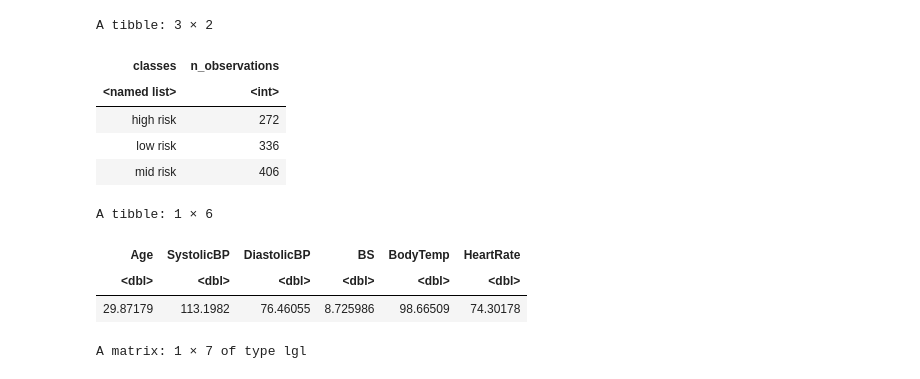
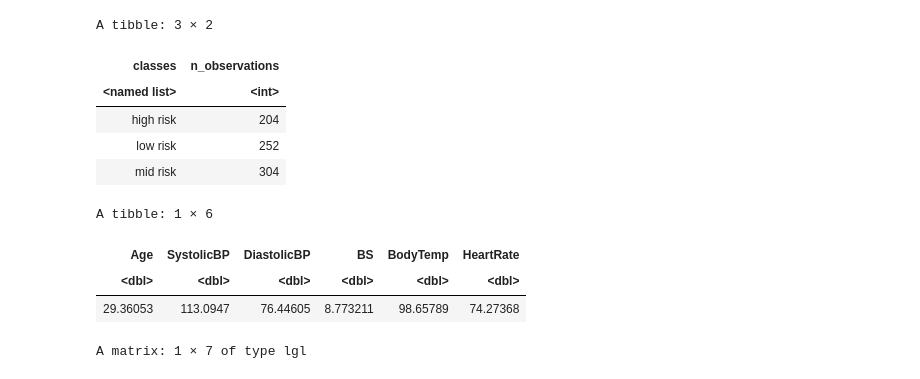
Before and after one commit to aaronardenma/Maternal-Health-Risk-Classifier-Model, a Jupyter notebook: Group_Proposal.ipynb, the cells around one changed output. Saved outputs shown, nothing was run; the diff lists cells and outputs as text; code cells hidden in the pictures.

Commit message:
Split data, switched to training set

```diff
--- a/Group_Proposal.ipynb
+++ b/Group_Proposal.ipynb
@@ -55,0 +79,8 @@ A spec_tbl_df: 1014 × 7
+# %%
+set.seed(1)
+
+mat_health_risk_split <- initial_split(mat_health_risk, prop = 0.75, strata = RiskLevel)
+data_train <- training(mat_health_risk_split)
+data_test <- testing(mat_health_risk_split)
+
+data_train
@@ -56,17 +107,17 @@ A spec_tbl_df: 1014 × 7
 # %%
-unique_cases <- mat_health_risk |>
+unique_cases <- data_train |>
 select(RiskLevel) |>
 unique()
 
-n_observations_1 <- mat_health_risk |>
+n_observations_1 <- data_train |>
 filter(RiskLevel == "high risk") |>
 nrow()
 
-n_observations_2 <- mat_health_risk |>
+n_observations_2 <- data_train |>
 filter(RiskLevel == "mid risk") |>
 nrow()
 
-n_observations_3 <- mat_health_risk |>
+n_observations_3 <- data_train |>
 filter(RiskLevel == "low risk") |>
 nrow()
 
@@ -79,18 +130,18 @@ case_ob
 A tibble: 3 × 2
 | classes | n_observations |
 | <named list> | <int> |
-| high risk | 272 |
-| low risk | 336 |
-| mid risk | 406 |
+| high risk | 204 |
+| low risk | 252 |
+| mid risk | 304 |
 # %%
-predictor_means <- mat_health_risk |>
+predictor_means <- data_train |>
 select(-RiskLevel) |>
 map_df(mean, na.rm=TRUE)
 
 predictor_means
 # %% [output]
 A tibble: 1 × 6
 | Age | SystolicBP | DiastolicBP | BS | BodyTemp | HeartRate |
 | <dbl> | <dbl> | <dbl> | <dbl> | <dbl> | <dbl> |
-| 29.87179 | 113.1982 | 76.46055 | 8.725986 | 98.66509 | 74.30178 |
+| 29.36053 | 113.0947 | 76.44605 | 8.773211 | 98.65789 | 74.27368 |
 # %%
```
Also changed, not shown: parts of 5 cells of this notebook.
